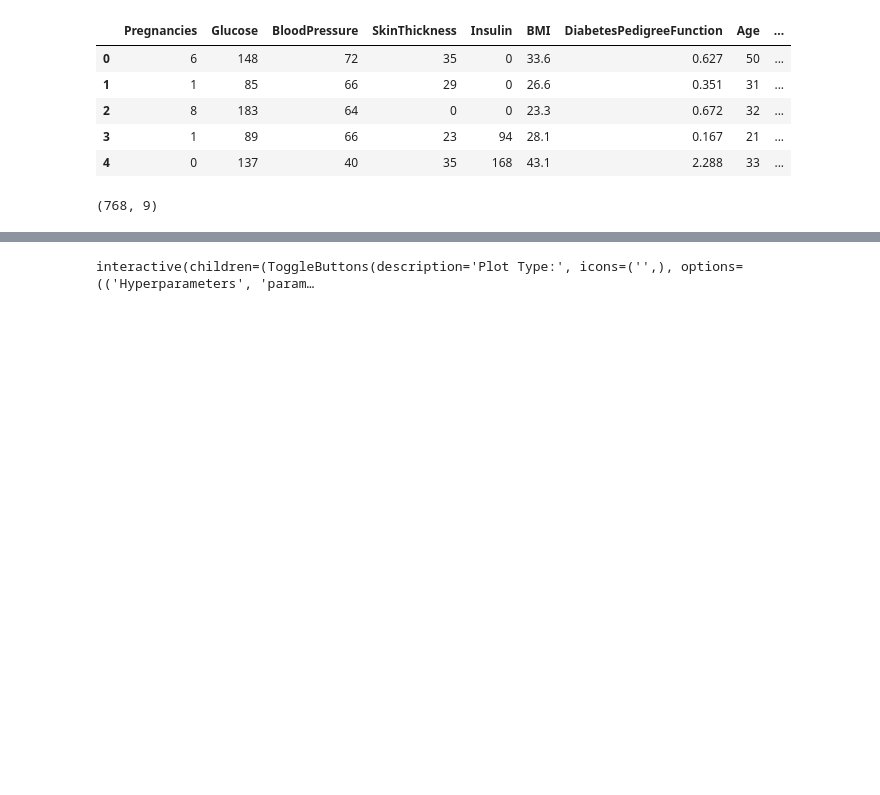
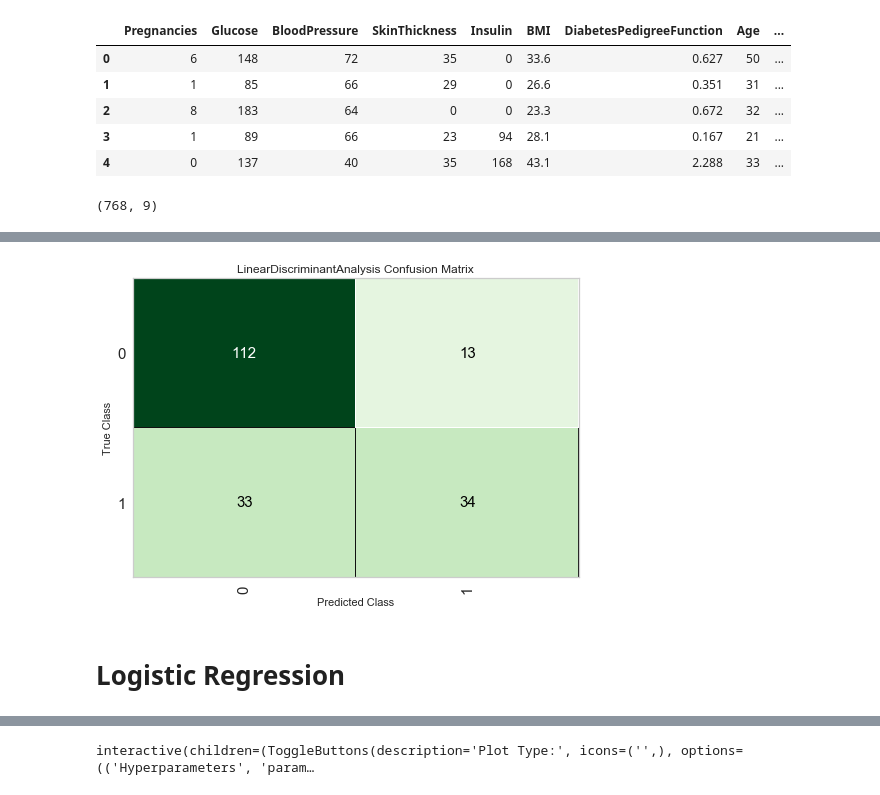
Before and after one commit to koayst/pycaret_pima-indians-diabetes, a Jupyter notebook: PyCaret-Pima-Indians-Diabetes.ipynb, the cells around one changed output, grey strips where cells are left out. Drawn from its saved outputs; the diff is of its cells as text; code cells hidden in the pictures; blank space fills up the shorter version.

```diff
--- a/PyCaret-Pima-Indians-Diabetes.ipynb
+++ b/PyCaret-Pima-Indians-Diabetes.ipynb
@@ -149,0 +198,7 @@ plot_model(tuned_lr, plot='confusion_matrix')
+# %%
+# cofusion-matrix plot
+plot_model(tuned_lda, plot='confusion_matrix')
+# %% [output]
+[figure, added]
+# %% [markdown]
+# Logistic Regression
```
Also changed, not shown: parts of 40 cells of this notebook.
